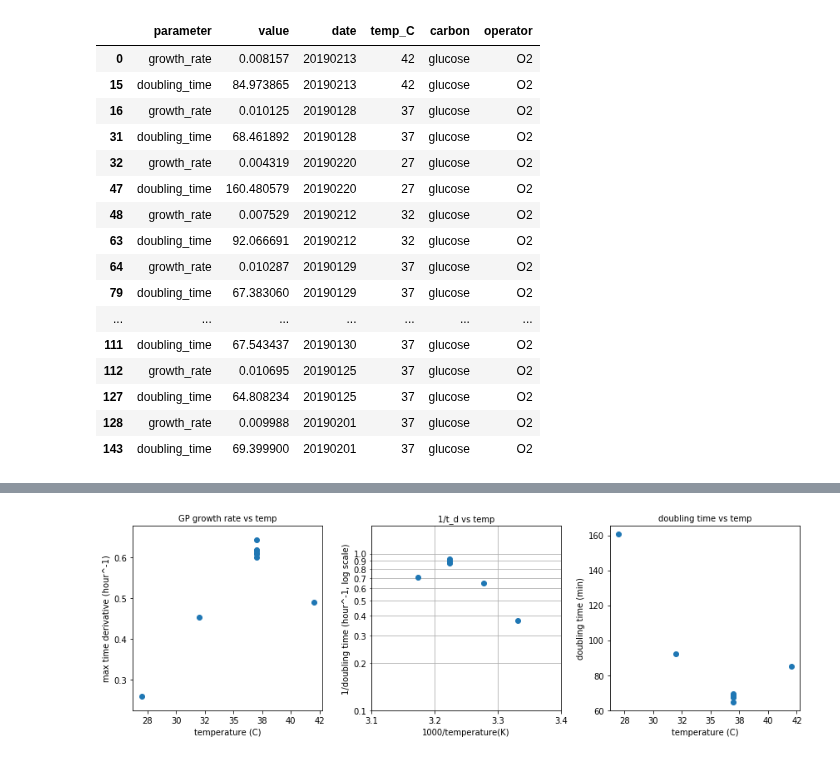
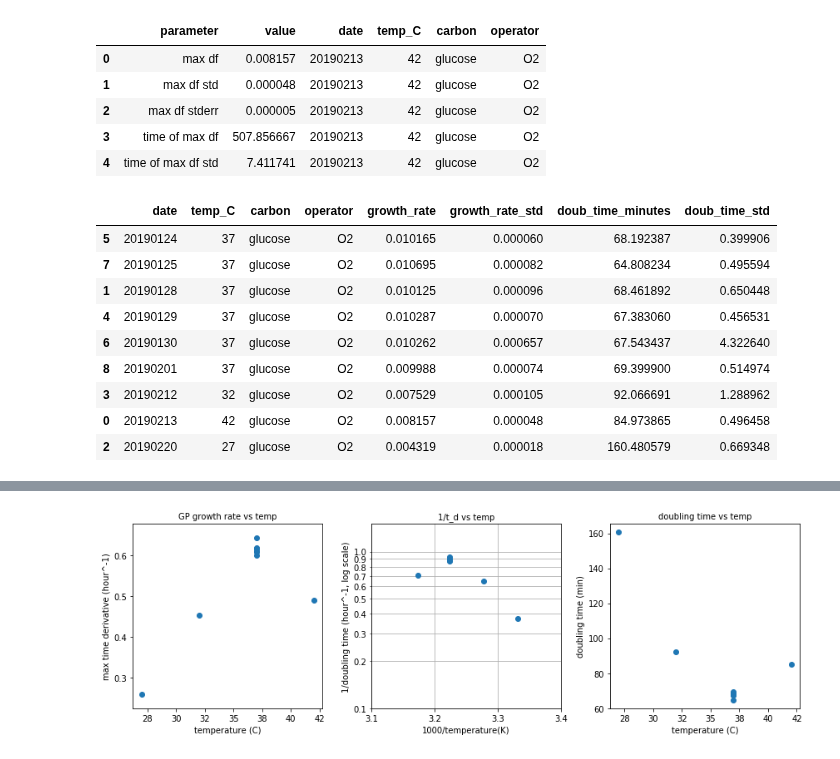
Before and after one commit to RPGroup-PBoC/mwc_growth, a Jupyter notebook: code/processing/growth_curves_plate_reader/Temperature_Dependence_Growth_Analysis.ipynb, the cells around one changed output, grey strips where cells are left out. Cells and saved outputs as stored; diff of their text form; code cells hidden in the pictures.

```diff
--- a/code/processing/growth_curves_plate_reader/Temperature_Dependence_Growth_Analysis.ipynb
+++ b/code/processing/growth_curves_plate_reader/Temperature_Dependence_Growth_Analysis.ipynb
@@ -23,3 +37,12 @@ growth_df.to_csv('./compiled_growth_summary.csv', index=False)
 # %%
 growth_df = pd.read_csv(f'./compiled_growth_summary.csv')
+# %%
+growth_df.head()
+# %% [output]
+|  | parameter | value | date | temp_C | carbon | operator |
+| 0 | max df | 0.008157 | 20190213 | 42 | glucose | O2 |
+| 1 | max df std | 0.000048 | 20190213 | 42 | glucose | O2 |
+| 2 | max df stderr | 0.000005 | 20190213 | 42 | glucose | O2 |
+| 3 | time of max df | 507.856667 | 20190213 | 42 | glucose | O2 |
+| 4 | time of max df std | 7.411741 | 20190213 | 42 | glucose | O2 |
 # %%
@@ -30,20 +54,0 @@ growth_rate_df.loc[growth_rate_df['parameter'] == 'doubling time','parameter'] =
-# %%
-growth_rate_df
-# %% [output]
-|  | parameter | value | date | temp_C | carbon | operator |
-| 0 | growth_rate | 0.008157 | 20190213 | 42 | glucose | O2 |
-| 15 | doubling_time | 84.973865 | 20190213 | 42 | glucose | O2 |
-| 16 | growth_rate | 0.010125 | 20190128 | 37 | glucose | O2 |
-| 31 | doubling_time | 68.461892 | 20190128 | 37 | glucose | O2 |
-| 32 | growth_rate | 0.004319 | 20190220 | 27 | glucose | O2 |
-| 47 | doubling_time | 160.480579 | 20190220 | 27 | glucose | O2 |
-| 48 | growth_rate | 0.007529 | 20190212 | 32 | glucose | O2 |
-| 63 | doubling_time | 92.066691 | 20190212 | 32 | glucose | O2 |
-| 64 | growth_rate | 0.010287 | 20190129 | 37 | glucose | O2 |
-| 79 | doubling_time | 67.383060 | 20190129 | 37 | glucose | O2 |
-| ... | ... | ... | ... | ... | ... | ... |
-| 111 | doubling_time | 67.543437 | 20190130 | 37 | glucose | O2 |
-| 112 | growth_rate | 0.010695 | 20190125 | 37 | glucose | O2 |
-| 127 | doubling_time | 64.808234 | 20190125 | 37 | glucose | O2 |
-| 128 | growth_rate | 0.009988 | 20190201 | 37 | glucose | O2 |
-| 143 | doubling_time | 69.399900 | 20190201 | 37 | glucose | O2 |
@@ -50,3 +60,19 @@ growth_rate_df
+# %%
+# calculate doubling times and standard deviations from first derivative
+stats_df['doub_time_minutes'] = np.log(2)/stats_df['growth_rate']
+stats_df['doub_time_std'] = np.log(2)*stats_df['growth_rate_std']/(stats_df['growth_rate'])**2
+stats_df
+# %% [output]
+|  | date | temp_C | carbon | operator | growth_rate | growth_rate_std | doub_time_minutes | doub_time_std |
+| 5 | 20190124 | 37 | glucose | O2 | 0.010165 | 0.000060 | 68.192387 | 0.399906 |
+| 7 | 20190125 | 37 | glucose | O2 | 0.010695 | 0.000082 | 64.808234 | 0.495594 |
+| 1 | 20190128 | 37 | glucose | O2 | 0.010125 | 0.000096 | 68.461892 | 0.650448 |
+| 4 | 20190129 | 37 | glucose | O2 | 0.010287 | 0.000070 | 67.383060 | 0.456531 |
+| 6 | 20190130 | 37 | glucose | O2 | 0.010262 | 0.000657 | 67.543437 | 4.322640 |
+| 8 | 20190201 | 37 | glucose | O2 | 0.009988 | 0.000074 | 69.399900 | 0.514974 |
+| 3 | 20190212 | 32 | glucose | O2 | 0.007529 | 0.000105 | 92.066691 | 1.288962 |
+| 0 | 20190213 | 42 | glucose | O2 | 0.008157 | 0.000048 | 84.973865 | 0.496458 |
+| 2 | 20190220 | 27 | glucose | O2 | 0.004319 | 0.000018 | 160.480579 | 0.669348 |
 # %%
 import matplotlib.ticker as mticker
 # %%
```
Also changed, not shown: parts of 8 cells of this notebook, 19 other files.
